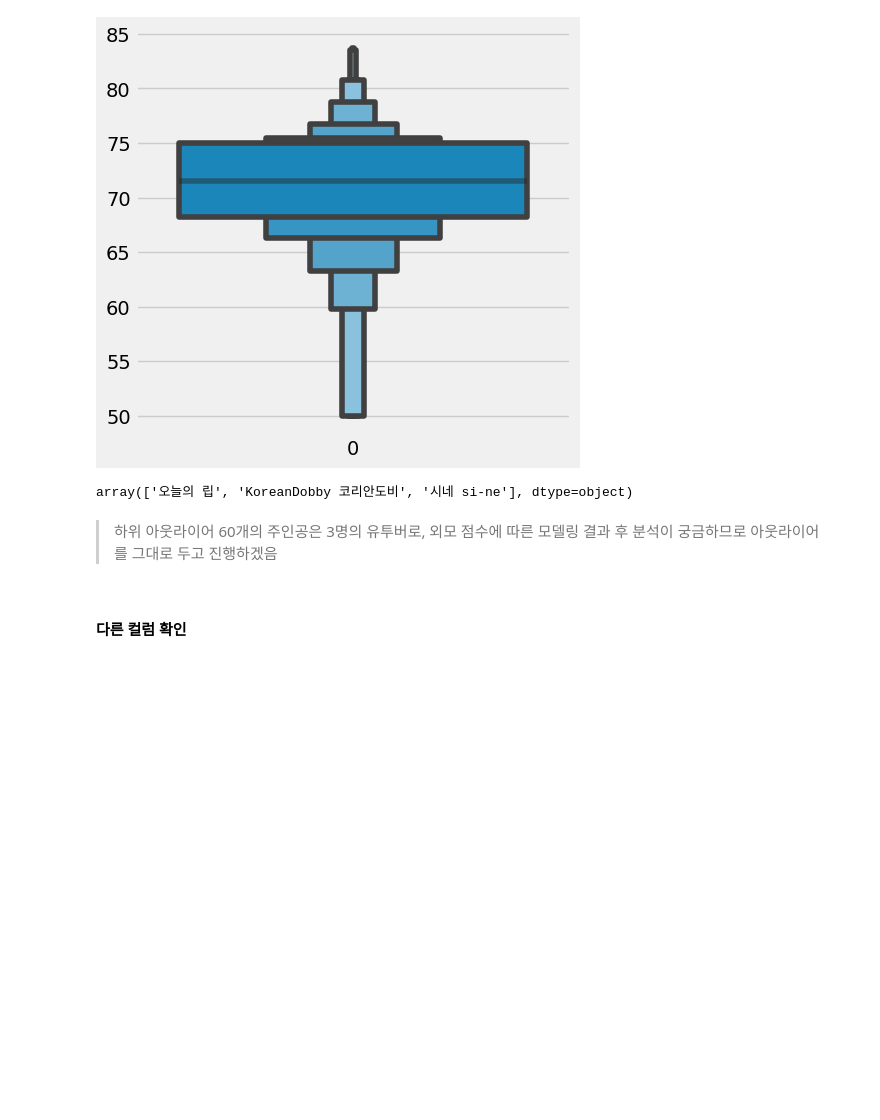
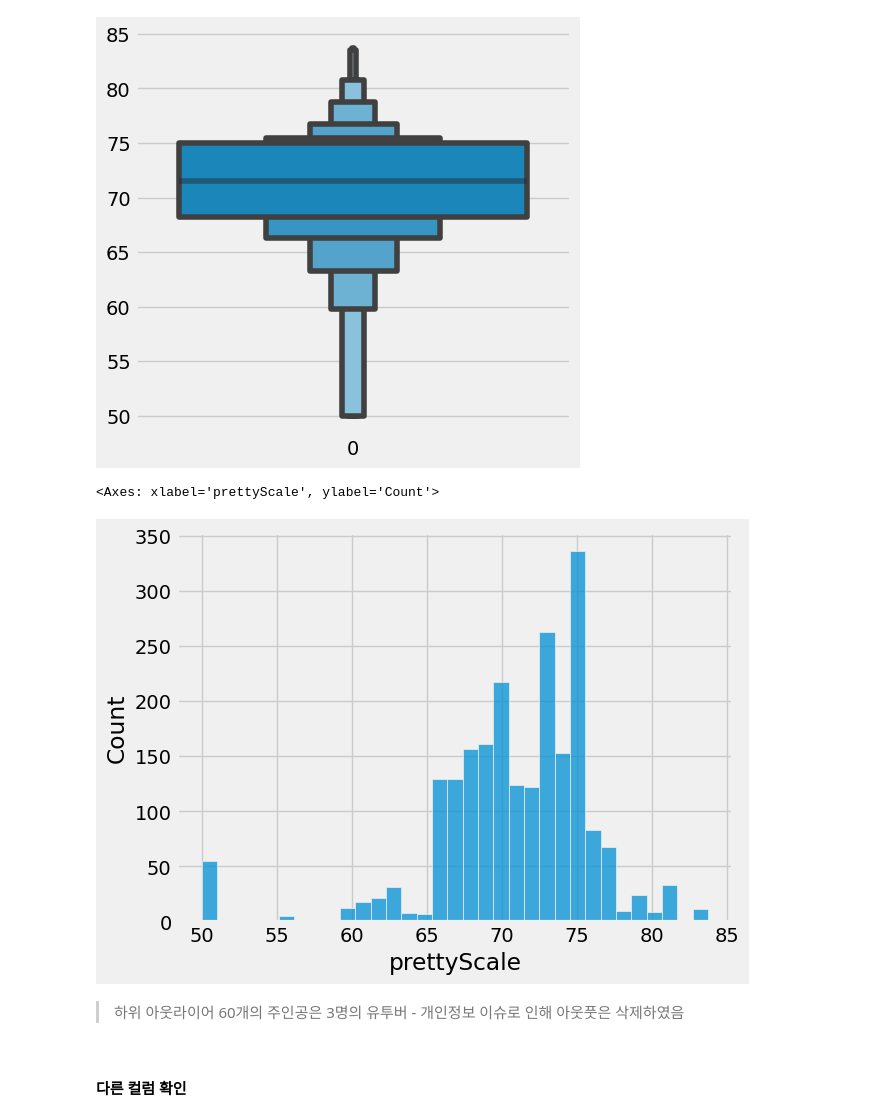
Before and after one commit to surisurikim/beauty_shorts_ads, a Jupyter notebook: code_02_Preprocess/preprocess_01_meta.ipynb, the cells around one changed output. Drawn from its saved outputs; the diff is of its cells as text; code cells hidden in the pictures; blank space fills up the shorter version.

```diff
--- a/code_02_Preprocess/preprocess_01_meta.ipynb
+++ b/code_02_Preprocess/preprocess_01_meta.ipynb
@@ -286,12 +286,15 @@ sns.boxenplot(df['prettyScale'])
 plt.show()
 # %% [output]
 [figure]
+# %%
+sns.histplot(df['prettyScale'])
+# %% [output]
+<Axes: xlabel='prettyScale', ylabel='Count'>
+[figure, added]
 # %%
-df.iloc[outliers_tag_index_down]['channelTitle'].unique()
+#df.iloc[outliers_tag_index_down]['channelTitle'].unique()
-# %% [output]
-array(['오늘의 립', 'KoreanDobby 코리안도비', '시네 si-ne'], dtype=object)
 # %% [markdown]
-> 하위 아웃라이어 60개의 주인공은 3명의 유투버로, 외모 점수에 따른 모델링 결과 후 분석이 궁금하므로 아웃라이어를 그대로 두고 진행하겠음
+> 하위 아웃라이어 60개의 주인공은 3명의 유투버 - 개인정보 이슈로 인해 아웃풋은 삭제하였음
 # %% [markdown]
 #### 다른 컬럼 확인
 # %%
```
Also changed, not shown: 3 other files.
